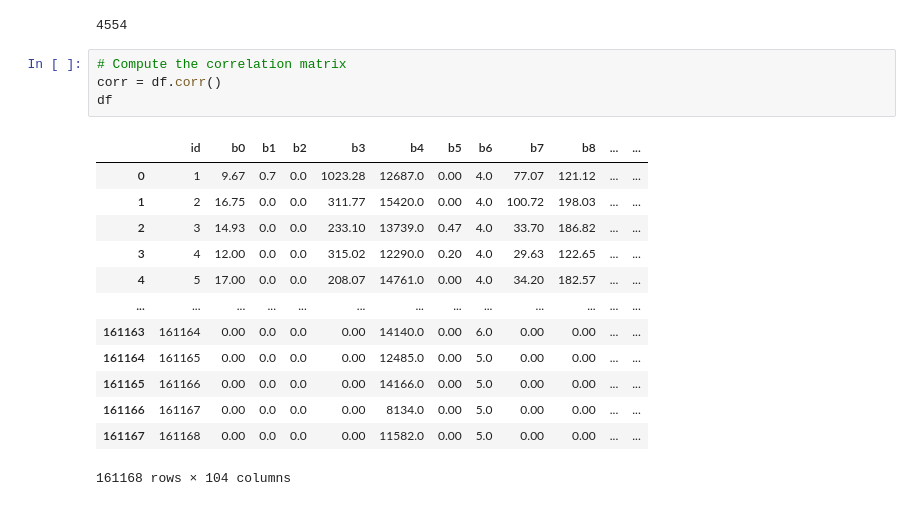
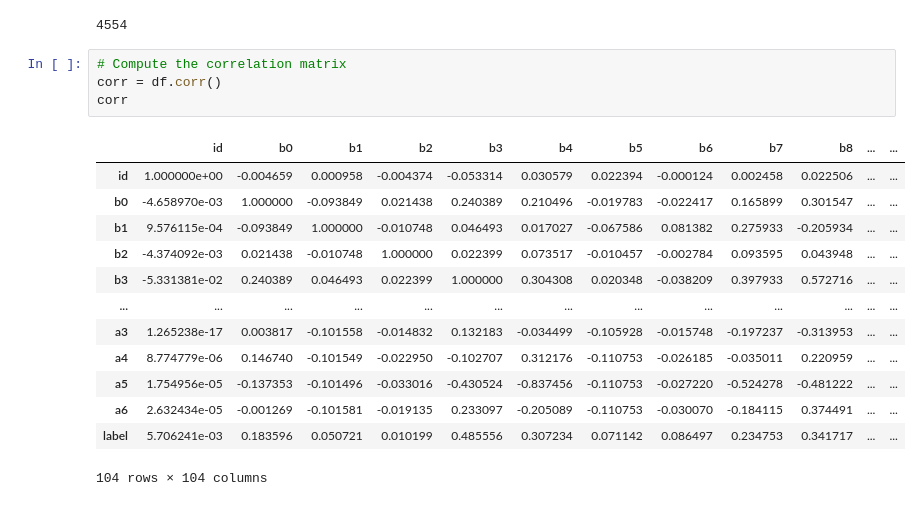
Before and after one commit to ananyashreyjain/ML, a Jupyter notebook: Minor_project.ipynb, the cells around one changed output. Saved outputs shown, nothing was run; the diff lists cells and outputs as text.

```diff
--- a/Minor_project.ipynb
+++ b/Minor_project.ipynb
@@ -55,19 +53,19 @@ df['label'].unique().size
 # %%
 # Compute the correlation matrix
 corr = df.corr()
-df
+corr
 # %% [output]
 |  | id | b0 | b1 | b2 | b3 | b4 | b5 | b6 | b7 | b8 | ... | ... |
-| 0 | 1 | 9.67 | 0.7 | 0.0 | 1023.28 | 12687.0 | 0.00 | 4.0 | 77.07 | 121.12 | ... | ... |
-| 1 | 2 | 16.75 | 0.0 | 0.0 | 311.77 | 15420.0 | 0.00 | 4.0 | 100.72 | 198.03 | ... | ... |
-| 2 | 3 | 14.93 | 0.0 | 0.0 | 233.10 | 13739.0 | 0.47 | 4.0 | 33.70 | 186.82 | ... | ... |
-| 3 | 4 | 12.00 | 0.0 | 0.0 | 315.02 | 12290.0 | 0.20 | 4.0 | 29.63 | 122.65 | ... | ... |
-| 4 | 5 | 17.00 | 0.0 | 0.0 | 208.07 | 14761.0 | 0.00 | 4.0 | 34.20 | 182.57 | ... | ... |
+| id | 1.000000e+00 | -0.004659 | 0.000958 | -0.004374 | -0.053314 | 0.030579 | 0.022394 | -0.000124 | 0.002458 | 0.022506 | ... | ... |
+| b0 | -4.658970e-03 | 1.000000 | -0.093849 | 0.021438 | 0.240389 | 0.210496 | -0.019783 | -0.022417 | 0.165899 | 0.301547 | ... | ... |
+| b1 | 9.576115e-04 | -0.093849 | 1.000000 | -0.010748 | 0.046493 | 0.017027 | -0.067586 | 0.081382 | 0.275933 | -0.205934 | ... | ... |
+| b2 | -4.374092e-03 | 0.021438 | -0.010748 | 1.000000 | 0.022399 | 0.073517 | -0.010457 | -0.002784 | 0.093595 | 0.043948 | ... | ... |
+| b3 | -5.331381e-02 | 0.240389 | 0.046493 | 0.022399 | 1.000000 | 0.304308 | 0.020348 | -0.038209 | 0.397933 | 0.572716 | ... | ... |
 | ... | ... | ... | ... | ... | ... | ... | ... | ... | ... | ... | ... | ... |
-| 161163 | 161164 | 0.00 | 0.0 | 0.0 | 0.00 | 14140.0 | 0.00 | 6.0 | 0.00 | 0.00 | ... | ... |
-| 161164 | 161165 | 0.00 | 0.0 | 0.0 | 0.00 | 12485.0 | 0.00 | 5.0 | 0.00 | 0.00 | ... | ... |
-| 161165 | 161166 | 0.00 | 0.0 | 0.0 | 0.00 | 14166.0 | 0.00 | 5.0 | 0.00 | 0.00 | ... | ... |
-| 161166 | 161167 | 0.00 | 0.0 | 0.0 | 0.00 | 8134.0 | 0.00 | 5.0 | 0.00 | 0.00 | ... | ... |
-| 161167 | 161168 | 0.00 | 0.0 | 0.0 | 0.00 | 11582.0 | 0.00 | 5.0 | 0.00 | 0.00 | ... | ... |
+| a3 | 1.265238e-17 | 0.003817 | -0.101558 | -0.014832 | 0.132183 | -0.034499 | -0.105928 | -0.015748 | -0.197237 | -0.313953 | ... | ... |
+| a4 | 8.774779e-06 | 0.146740 | -0.101549 | -0.022950 | -0.102707 | 0.312176 | -0.110753 | -0.026185 | -0.035011 | 0.220959 | ... | ... |
+| a5 | 1.754956e-05 | -0.137353 | -0.101496 | -0.033016 | -0.430524 | -0.837456 | -0.110753 | -0.027220 | -0.524278 | -0.481222 | ... | ... |
+| a6 | 2.632434e-05 | -0.001269 | -0.101581 | -0.019135 | 0.233097 | -0.205089 | -0.110753 | -0.030070 | -0.184115 | 0.374491 | ... | ... |
+| label | 5.706241e-03 | 0.183596 | 0.050721 | 0.010199 | 0.485556 | 0.307234 | 0.071142 | 0.086497 | 0.234753 | 0.341717 | ... | ... |
-161168 rows × 104 columns
+104 rows × 104 columns
 # %%
```
Also changed, not shown: parts of 8 cells of this notebook, 2 other files.
